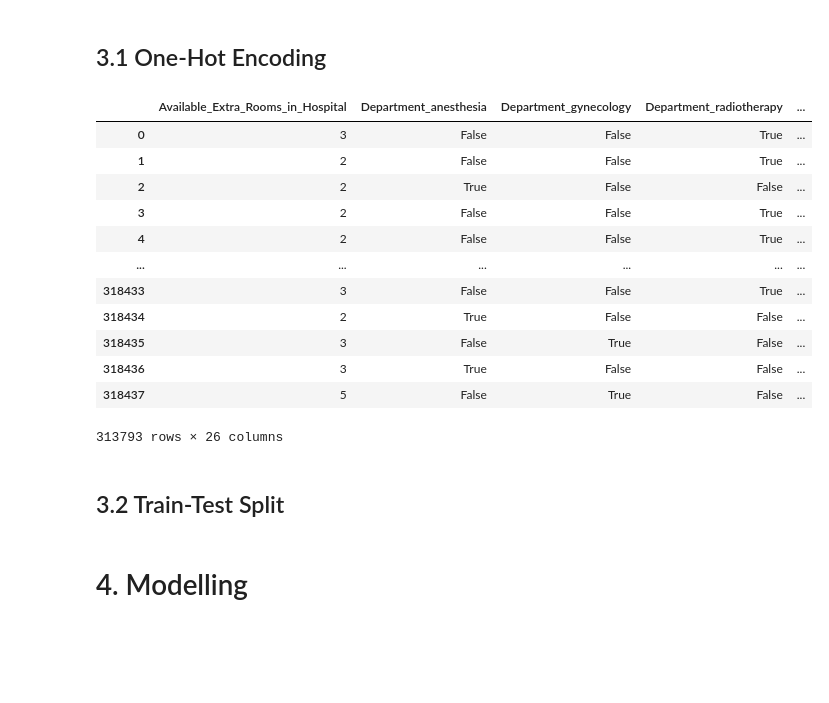
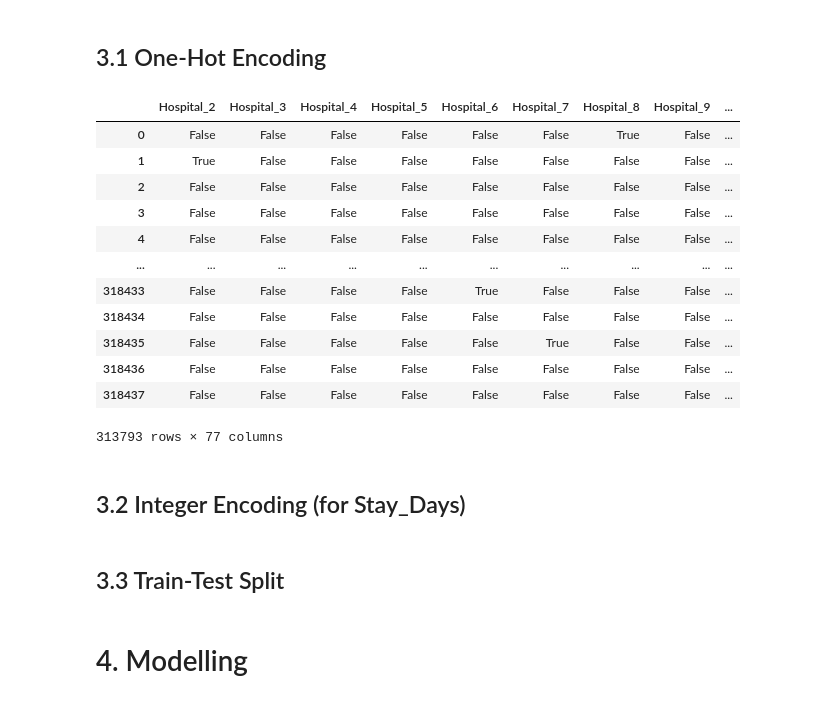
Before and after one commit to codex-Eso/Machine-Learning, a Jupyter notebook: Esmond_Submission_Code.ipynb, the cells around one changed output. Cells and saved outputs as stored; diff of their text form; code cells hidden in the pictures; blank space fills up the shorter version.

```diff
--- a/Esmond_Submission_Code.ipynb
+++ b/Esmond_Submission_Code.ipynb
@@ -387,0 +440,34 @@ Based on this data, this could indicate that the model could overfit to the majo
+# %%
+#goal of this, to balance the data by grouping less common categories together with one another, or with a category that is populated but not the highest common value
+
+#function to group the departments
+def combine_departments(value):
+    if value in ['TB & Chest disease', 'surgery']:
+        return 'TB & Chest disease + surgery'
+    else:
+        return value
+
+# Apply to your dataframe
+features['Department'] = features['Department'].apply(combine_departments)
+
+#function to group the ward type
+def combine_ward_type(value):
+    if value in ['P', 'T', 'U']:
+        return 'Other Ward Types (P, T, U)'
+    else:
+        return value
+
+# Apply to your dataframe
+features['Ward_Type'] = features['Ward_Type'].apply(combine_ward_type)
+
+#function to group the age
+def combine_age(value):
+    if value in ['0-10', '11-20']:
+        return '0-20'
+    elif value in ['81-90', '91-100']:
+        return '81-100'
+    else:
+        return value
+
+# Apply to your dataframe
+features['Age'] = features['Age'].apply(combine_age)
@@ -477,23 +639,23 @@ There is a risk of redundancy for the model when adding hospital type, city, reg
 # %%
 ## Split data into train set and test set
 ## Note we don't really have to clean our data further since we checked for feature importance + missing values previously
 ## Now we just have to one-hot encode the categorical data to prepare for training
 ## We don't have to worry too much about the performance of the model due to one-hot encoding because our data has quite a large sum of rows
-features_encoded = features.drop(['Hospital', 'Hospital_type', 'Hospital_city', 'Hospital_region', 'Ward_Facility'], axis=1)
-# even though I like removed these, THE ACCURACY KINDA SUCKS STILL
-features_encoded = pd.get_dummies(features_encoded, drop_first=True)
+features_encoded = pd.get_dummies(features, drop_first=True)
 features_encoded
 # %% [output]
-|  | Available_Extra_Rooms_in_Hospital | Department_anesthesia | Department_gynecology | Department_radiotherapy | ... |
-| 0 | 3 | False | False | True | ... |
-| 1 | 2 | False | False | True | ... |
-| 2 | 2 | True | False | False | ... |
-| 3 | 2 | False | False | True | ... |
-| 4 | 2 | False | False | True | ... |
-| ... | ... | ... | ... | ... | ... |
-| 318433 | 3 | False | False | True | ... |
-| 318434 | 2 | True | False | False | ... |
-| 318435 | 3 | False | True | False | ... |
-| 318436 | 3 | True | False | False | ... |
-| 318437 | 5 | False | True | False | ... |
+|  | Hospital_2 | Hospital_3 | Hospital_4 | Hospital_5 | Hospital_6 | Hospital_7 | Hospital_8 | Hospital_9 | ... |
+| 0 | False | False | False | False | False | False | True | False | ... |
+| 1 | True | False | False | False | False | False | False | False | ... |
+| 2 | False | False | False | False | False | False | False | False | ... |
+| 3 | False | False | False | False | False | False | False | False | ... |
+| 4 | False | False | False | False | False | False | False | False | ... |
+| ... | ... | ... | ... | ... | ... | ... | ... | ... | ... |
+| 318433 | False | False | False | False | True | False | False | False | ... |
+| 318434 | False | False | False | False | False | False | False | False | ... |
+| 318435 | False | False | False | False | False | True | False | False | ... |
+| 318436 | False | False | False | False | False | False | False | False | ... |
+| 318437 | False | False | False | False | False | False | False | False | ... |
-313793 rows × 26 columns
+313793 rows × 77 columns
+# %% [markdown]
+## 3.2 Integer Encoding (for Stay_Days)
@@ -500,5 +670,5 @@ features_encoded
 # %% [markdown]
-## 3.2 Train-Test Split
+## 3.3 Train-Test Split
 # %%
 from sklearn.model_selection import train_test_split
 
```
Also changed, not shown: parts of 18 cells of this notebook.
